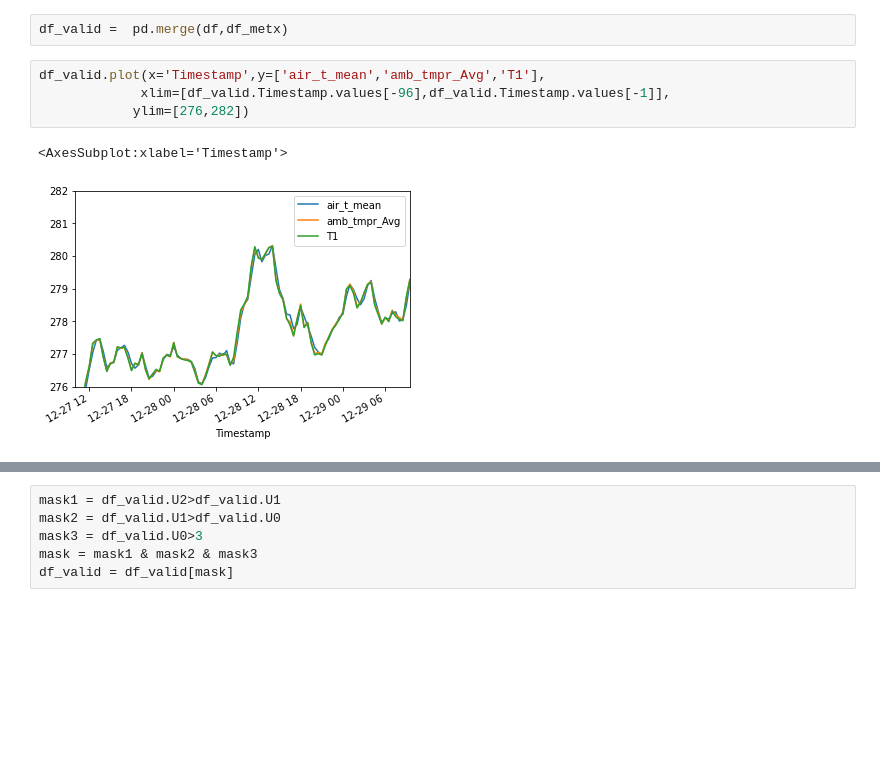
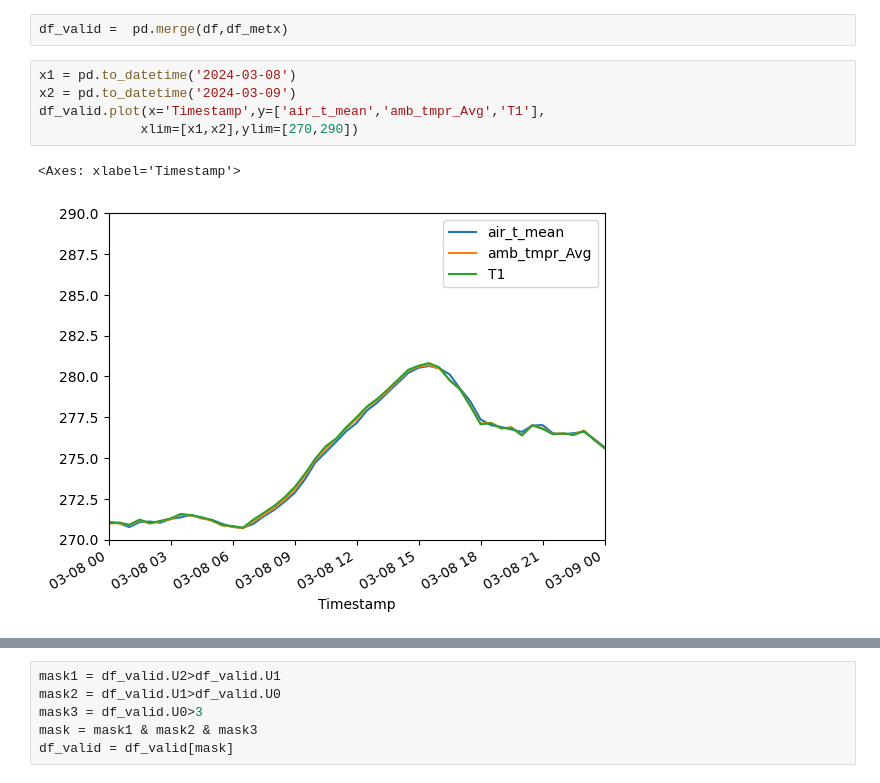
Before and after one commit to cafltar/CookIRCamET, a Jupyter notebook: profile_calculation.ipynb, the cells around one changed output, grey strips where cells are left out. Drawn from its saved outputs; the diff is of its cells as text; blank space fills up the shorter version.

```diff
--- a/profile_calculation.ipynb
+++ b/profile_calculation.ipynb
@@ -143,9 +186,10 @@ df_metx.plot(x='Timestamp',y=['air_t_mean','amb_tmpr_Avg'],
 # %%
 df_valid =  pd.merge(df,df_metx)
-# %%
-df_valid.plot(x='Timestamp',y=['air_t_mean','amb_tmpr_Avg','T1'],
-             xlim=[df_valid.Timestamp.values[-96],df_valid.Timestamp.values[-1]],
-            ylim=[276,282])
-# %% [output]
-<AxesSubplot:xlabel='Timestamp'>
-[figure, removed]
+# %%
+x1 = pd.to_datetime('2024-03-08')
+x2 = pd.to_datetime('2024-03-09')
+df_valid.plot(x='Timestamp',y=['air_t_mean','amb_tmpr_Avg','T1'],
+             xlim=[x1,x2],ylim=[270,290])
+# %% [output]
+<Axes: xlabel='Timestamp'>
+[figure, added]
```
Also changed, not shown: parts of 26 cells of this notebook, 34 other files.
